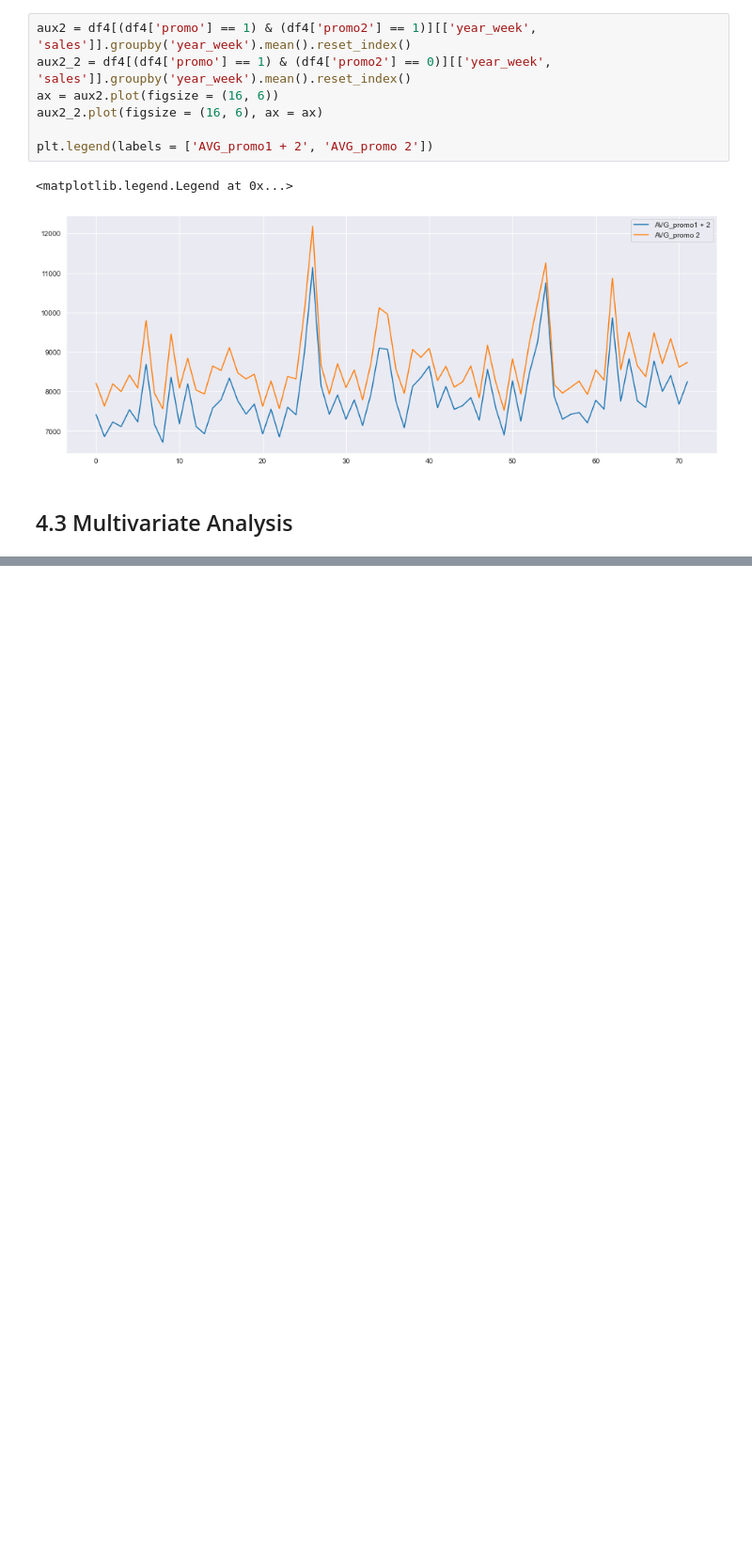
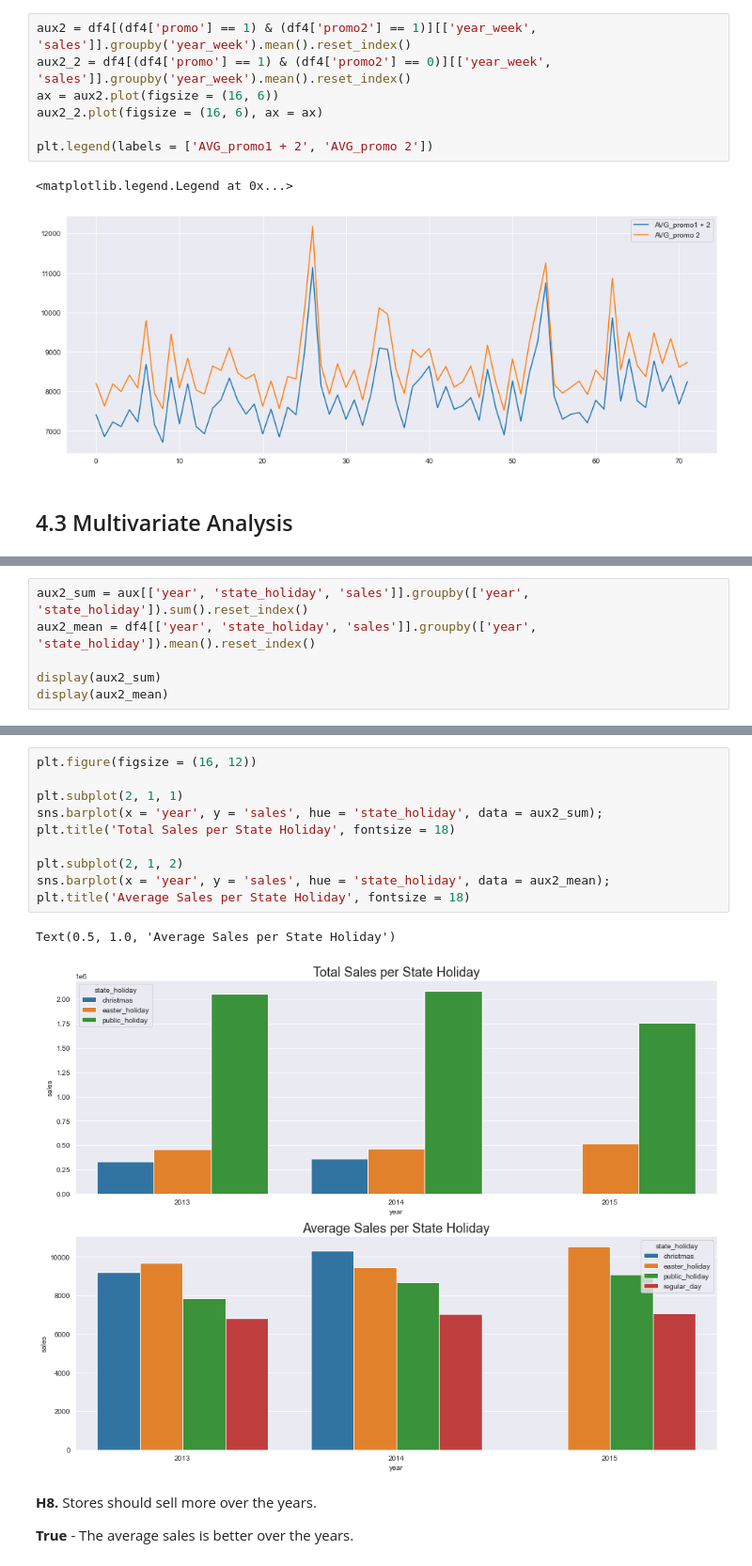
Before and after one commit to felipedmnq/Data-Science-T, a Jupyter notebook: Notebooks/Data_Science_T_M4.ipynb, the cells around one changed output, grey strips where cells are left out. Shown at 94% size. Drawn from its saved outputs; the diff is of its cells as text; blank space fills up the shorter version.

```diff
--- a/Notebooks/Data_Science_T_M4.ipynb
+++ b/Notebooks/Data_Science_T_M4.ipynb
@@ -989,0 +1063,6 @@ plt.legend(labels = ['AVG_promo1 + 2', 'AVG_promo 2'])
+# %%
+aux2_sum = aux[['year', 'state_holiday', 'sales']].groupby(['year', 'state_holiday']).sum().reset_index()
+aux2_mean = df4[['year', 'state_holiday', 'sales']].groupby(['year', 'state_holiday']).mean().reset_index()
+
+display(aux2_sum)
+display(aux2_mean)
@@ -989,0 +1091,17 @@ plt.legend(labels = ['AVG_promo1 + 2', 'AVG_promo 2'])
+# %%
+plt.figure(figsize = (16, 12))
+
+plt.subplot(2, 1, 1)
+sns.barplot(x = 'year', y = 'sales', hue = 'state_holiday', data = aux2_sum);
+plt.title('Total Sales per State Holiday', fontsize = 18)
+
+plt.subplot(2, 1, 2)
+sns.barplot(x = 'year', y = 'sales', hue = 'state_holiday', data = aux2_mean);
+plt.title('Average Sales per State Holiday', fontsize = 18)
+# %% [output]
+Text(0.5, 1.0, 'Average Sales per State Holiday')
+[figure, added]
+# %% [markdown]
+**H8.** Stores should sell more over the years.
+
+**True** - The average sales is better over the years.
```
Also changed, not shown: parts of 25 cells of this notebook.
